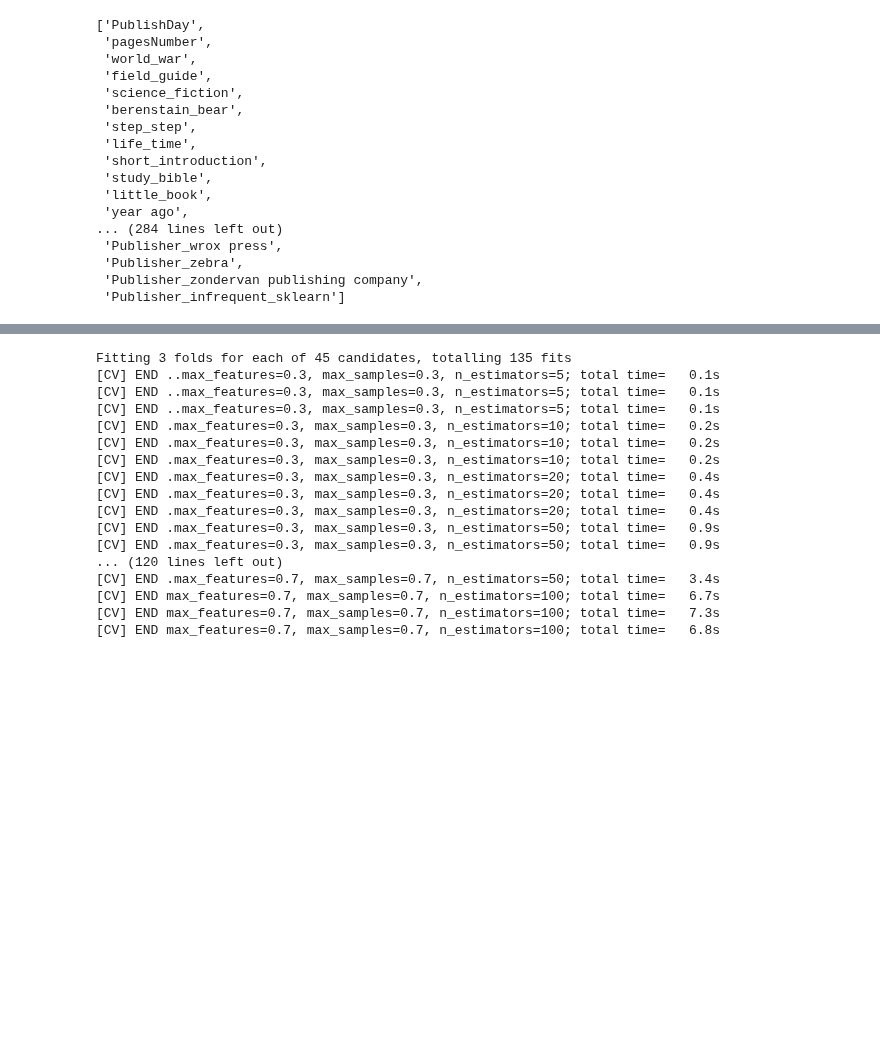
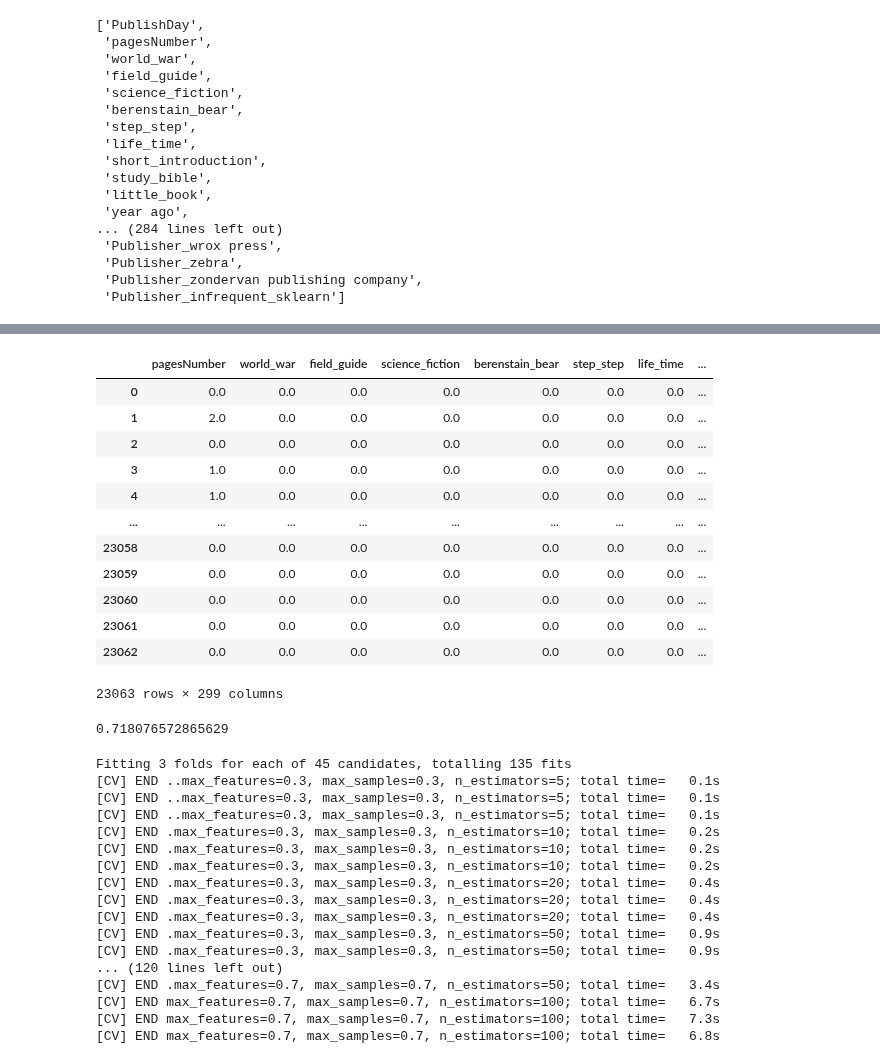
Before and after one commit to 7angel4/Goodreads-rating-classification, a Jupyter notebook: RandomForest.ipynb, the cells around one changed output, grey strips where cells are left out. Cells and saved outputs as stored; diff of their text form; code cells hidden in the pictures; blank space fills up the shorter version.

```diff
--- a/RandomForest.ipynb
+++ b/RandomForest.ipynb
@@ -126,6 +126,8 @@ x2_features
 x2_features.remove('PublishDay')
 # %%
 X_filtered = X[x2_features]
+rf = RandomForestClassifier(random_state=30027, max_samples=0.3, max_features='log2', criterion='entropy', n_estimators=100, oob_score=True)
+
 rf.fit(X_filtered, y)
 cross_val_report(rf, X_filtered, y)[1]
 # Increased all
@@ -148,6 +150,26 @@ test_4.0_f1-score    0.829815
 test_5.0_f1-score    0.150294
 test_accuracy        0.718510
 dtype: float64
+# %%
+X_filtered
+# %% [output]
+|  | pagesNumber | world_war | field_guide | science_fiction | berenstain_bear | step_step | life_time | ... |
+| 0 | 0.0 | 0.0 | 0.0 | 0.0 | 0.0 | 0.0 | 0.0 | ... |
+| 1 | 2.0 | 0.0 | 0.0 | 0.0 | 0.0 | 0.0 | 0.0 | ... |
+| 2 | 0.0 | 0.0 | 0.0 | 0.0 | 0.0 | 0.0 | 0.0 | ... |
+| 3 | 1.0 | 0.0 | 0.0 | 0.0 | 0.0 | 0.0 | 0.0 | ... |
+| 4 | 1.0 | 0.0 | 0.0 | 0.0 | 0.0 | 0.0 | 0.0 | ... |
+| ... | ... | ... | ... | ... | ... | ... | ... | ... |
+| 23058 | 0.0 | 0.0 | 0.0 | 0.0 | 0.0 | 0.0 | 0.0 | ... |
+| 23059 | 0.0 | 0.0 | 0.0 | 0.0 | 0.0 | 0.0 | 0.0 | ... |
+| 23060 | 0.0 | 0.0 | 0.0 | 0.0 | 0.0 | 0.0 | 0.0 | ... |
+| 23061 | 0.0 | 0.0 | 0.0 | 0.0 | 0.0 | 0.0 | 0.0 | ... |
+| 23062 | 0.0 | 0.0 | 0.0 | 0.0 | 0.0 | 0.0 | 0.0 | ... |
+23063 rows × 299 columns
+# %%
+rf.oob_score_
+# %% [output]
+0.718076572865629
 # %%
 param_grid = {
     'n_estimators': [5, 10, 20, 50, 100],
```
Also changed, not shown: parts of 3 cells of this notebook, 17 other files.
